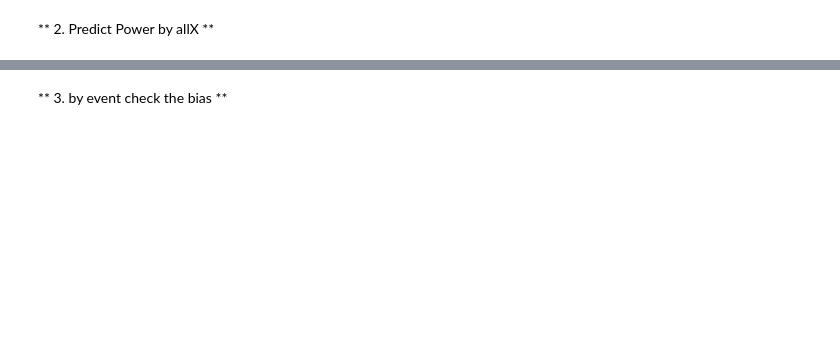
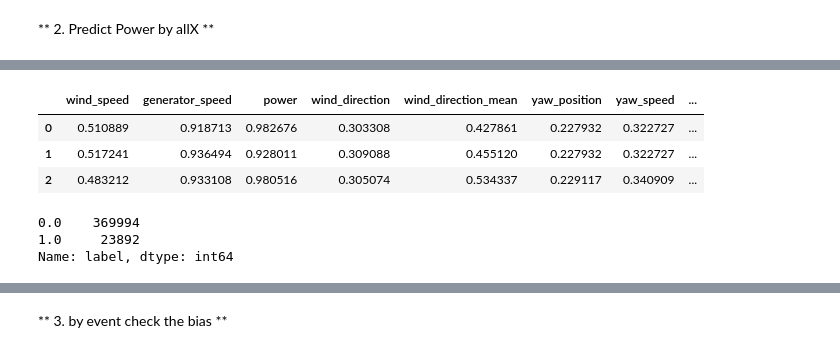
Before and after one commit to Backlu/CAICTCompetition, a Jupyter notebook: ice-DE_PrimaryXinCase_allX.ipynb, the cells around one changed output, grey strips where cells are left out. Saved outputs shown, nothing was run; the diff lists cells and outputs as text; code cells hidden in the pictures; blank space fills up the shorter version.

```diff
--- a/ice-DE_PrimaryXinCase_allX.ipynb
+++ b/ice-DE_PrimaryXinCase_allX.ipynb
@@ -414,0 +530,7 @@ for e in events:
+# %%
+data_pass_evt[:3]
+# %% [output]
+|  | wind_speed | generator_speed | power | wind_direction | wind_direction_mean | yaw_position | yaw_speed | ... |
+| 0 | 0.510889 | 0.918713 | 0.982676 | 0.303308 | 0.427861 | 0.227932 | 0.322727 | ... |
+| 1 | 0.517241 | 0.936494 | 0.928011 | 0.309088 | 0.455120 | 0.227932 | 0.322727 | ... |
+| 2 | 0.483212 | 0.933108 | 0.980516 | 0.305074 | 0.534337 | 0.229117 | 0.340909 | ... |
@@ -414,0 +539,6 @@ for e in events:
+# %%
+dat_scaled_M15['label'].value_counts()
+# %% [output]
+0.0    369994
+1.0     23892
+Name: label, dtype: int64
```
Also changed, not shown: parts of 14 cells of this notebook, 9 other files.
